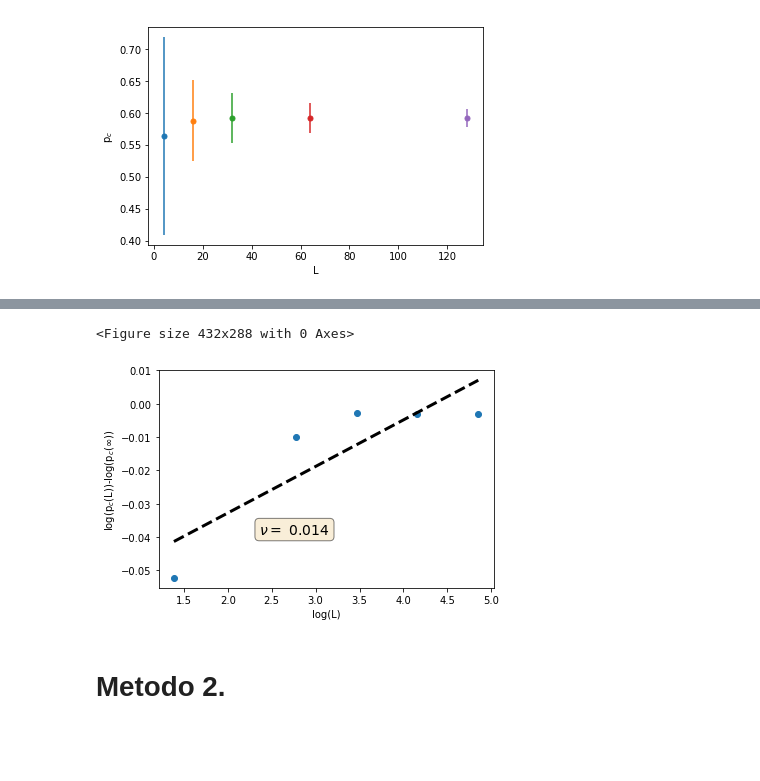
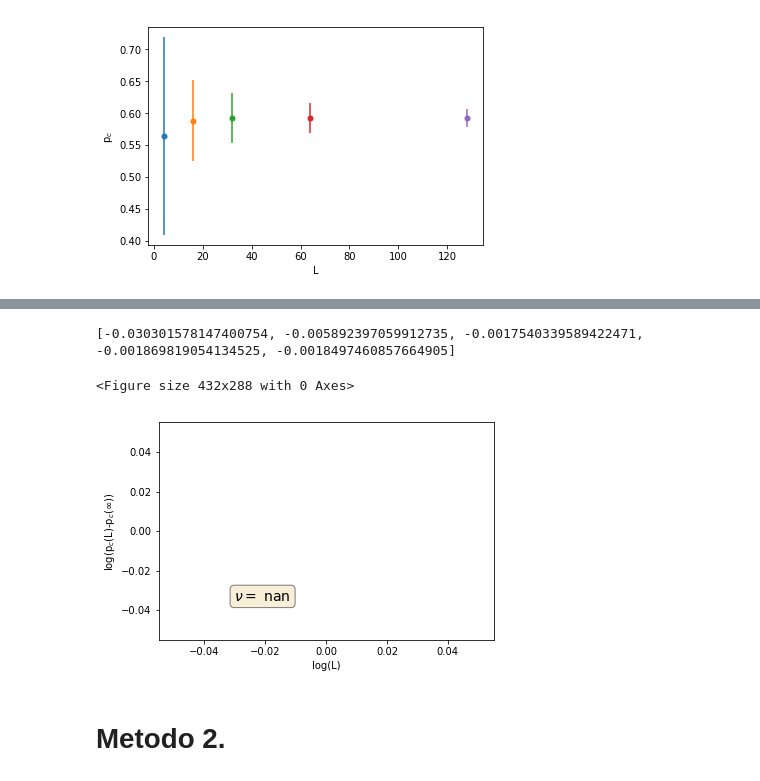
Before and after one commit to Luciousboy/computacional, a Jupyter notebook: graficador.ipynb, the cells around one changed output, grey strips where cells are left out. Saved outputs shown, nothing was run; the diff lists cells and outputs as text; code cells hidden in the pictures; blank space fills up the shorter version.

```diff
--- a/graficador.ipynb
+++ b/graficador.ipynb
@@ -120,53 +120,53 @@ plt.show()
 # %%
 ####PRECAUCION REESCRIBE ALGO, ASI QUE UNA VEZ Q CORRIO HAY QUE VOLVER A CORRER EL ANTERIOR
 #grafiquemos
-name='sigma'
+name='nu'
 plt.figure()
-logpc =[]
+diff =[]
 logL =[]
-logpinf=[]
-y=[]
+diff=[]
+differr=[]
+y_a=[]
 yerr=[]
+
 fig=plt.figure()
 ax = plt.subplot(111)
 for i in range(0,len(pc_L)):
     logL.append(np.log(float(pc_L[i][0])))
-    logpc.append(np.log(float(pc_L[i][1])))
-    logpinf.append(np.log(float(p1[1])))
-    yerr.append(np.log(float(pc_L[i][2])))
-    y.append(np.log(float(pc_L[i][1]))-np.log(float(p1[1])))
+    diff.append(float(pc_L[i][1]-p1[1]));
+    differr.append(float(pc_L[i][2]-0.001));
+print(diff)
+y_a = [np.log(x) for x in diff[2:]]
+yerr = [np.log(x) for x in differr[2:]]
 
-#plt.scatter(logL,y,s=25,label="L="+l)
-#plt.errorbar(logL,y,yerr)
 
-x_g=np.asarray(logL);
-y_g=np.asarray(y);
-x=np.asarray(logL); #estan desordenados, los ultimos son los primeros.
-y=np.asarray(y);
+x_g=np.asarray(logL)[:3];
+y_g=np.asarray(y_a);
+x=np.asarray(logL)[:3]; #estan desordenados, los ultimos son los primeros.
+y=np.asarray(y_a);
+
 fitfunc = lambda p, x: p[0]*x+p[1]# Funcion con la que queremos fitear la data
 p0 = [1, 1] # Parametros iniciales para fitear
 errfunc = lambda p, x, y: fitfunc(p, x) - y # Distancia a la función objetivo
 p1, success = optimize.leastsq(errfunc, p0[:], args=(x, y))
 #p1 es [pendiente, origen]
 plt.plot(x_g, y_g,'o', x, fitfunc(p1, x), "k--",linewidth=3) # ploteo la data y el ajuste
 
-#[m,b]=np.polyfit(logL[1:],y[1:],1)
-#print(m,b)
+
 props = dict(boxstyle='round', facecolor='wheat', alpha=0.5)
 
 # place a text box in upper left in axes coords
 fig.text(0.3, 0.3, r'$\nu=$ %0.3f' %round(p1[0],3), transform=ax.transAxes, fontsize=14,
         verticalalignment='top', bbox=props)
 plt.xlabel('log(L)')
-plt.ylabel('log(p$_{c}$(L))-log(p$_{c}$($\infty$))')
-#plt.legend()
-#plt.title(name)
+plt.ylabel('log(p$_{c}$(L)-p$_{c}$($\infty$))')
 
 plt.savefig(name+'_grafico.png')
 plt.show()
 # %% [output]
-<Figure size 432x288 with 0 Axes>
+[-0.030301578147400754, -0.005892397059912735, -0.0017540339589422471, -0.001869819054134525, -0.0018497460857664905]
+<Figure size 432x288 with 0 Axes>
-[figure, old version]
+[figure, new version]
 # %% [markdown]
 # Metodo 2.
 # %%
```
Also changed, not shown: parts of 1 cell of this notebook, 8 other files.
